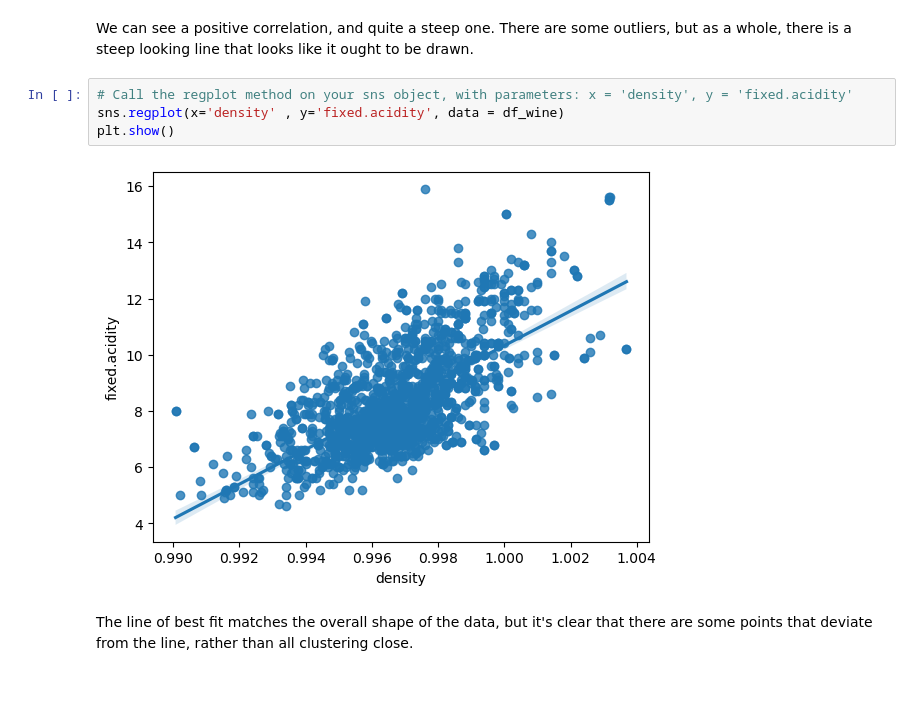
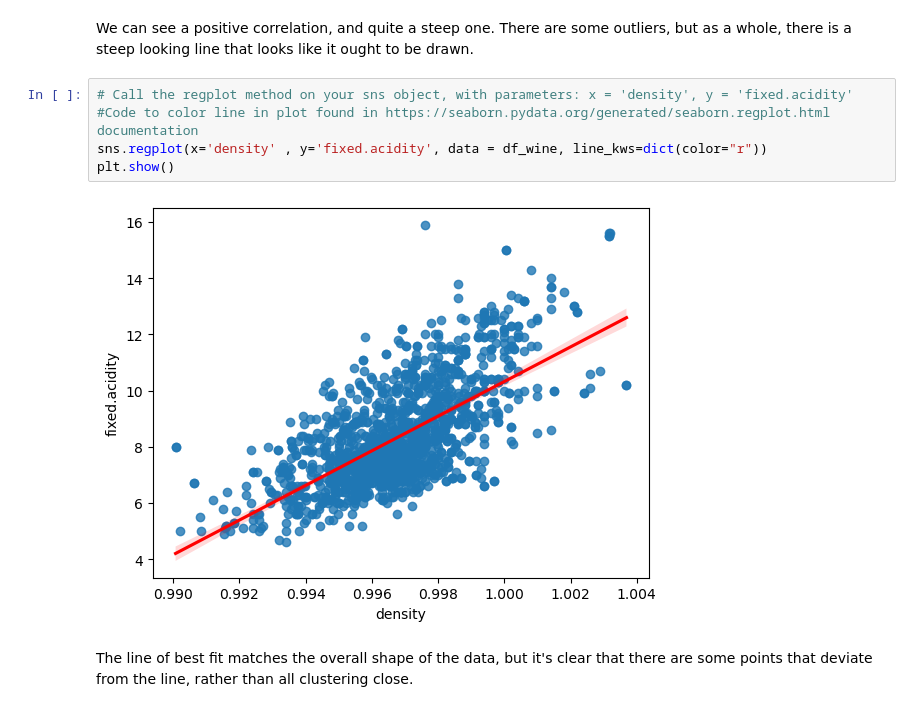
Before and after one commit to tpoozhikala/Springboard, a Jupyter notebook: Linear_Regression_Case_Study/Springboard_Regression_Case_Study_-_the_Red_Wine_Dataset_-_Tier_3.ipynb, the cells around one changed output. Drawn from its saved outputs; the diff is of its cells as text.

```diff
--- a/Linear_Regression_Case_Study/Springboard_Regression_Case_Study_-_the_Red_Wine_Dataset_-_Tier_3.ipynb
+++ b/Linear_Regression_Case_Study/Springboard_Regression_Case_Study_-_the_Red_Wine_Dataset_-_Tier_3.ipynb
@@ -247,10 +247,11 @@ plt.show()
 We can see a positive correlation, and quite a steep one. There are some outliers, but as a whole, there is a steep looking line that looks like it ought to be drawn.
 # %%
 # Call the regplot method on your sns object, with parameters: x = 'density', y = 'fixed.acidity'
-sns.regplot(x='density' , y='fixed.acidity', data = df_wine)
+#Code to color line in plot found in https://seaborn.pydata.org/generated/seaborn.regplot.html documentation
+sns.regplot(x='density' , y='fixed.acidity', data = df_wine, line_kws=dict(color="r"))
 plt.show()
 # %% [output]
-[figure, old version]
+[figure, new version]
 # %% [markdown]
 The line of best fit matches the overall shape of the data, but it's clear that there are some points that deviate from the line, rather than all clustering close.
 # %% [markdown]
```
Also changed, not shown: parts of 7 cells of this notebook, 4 other files.
